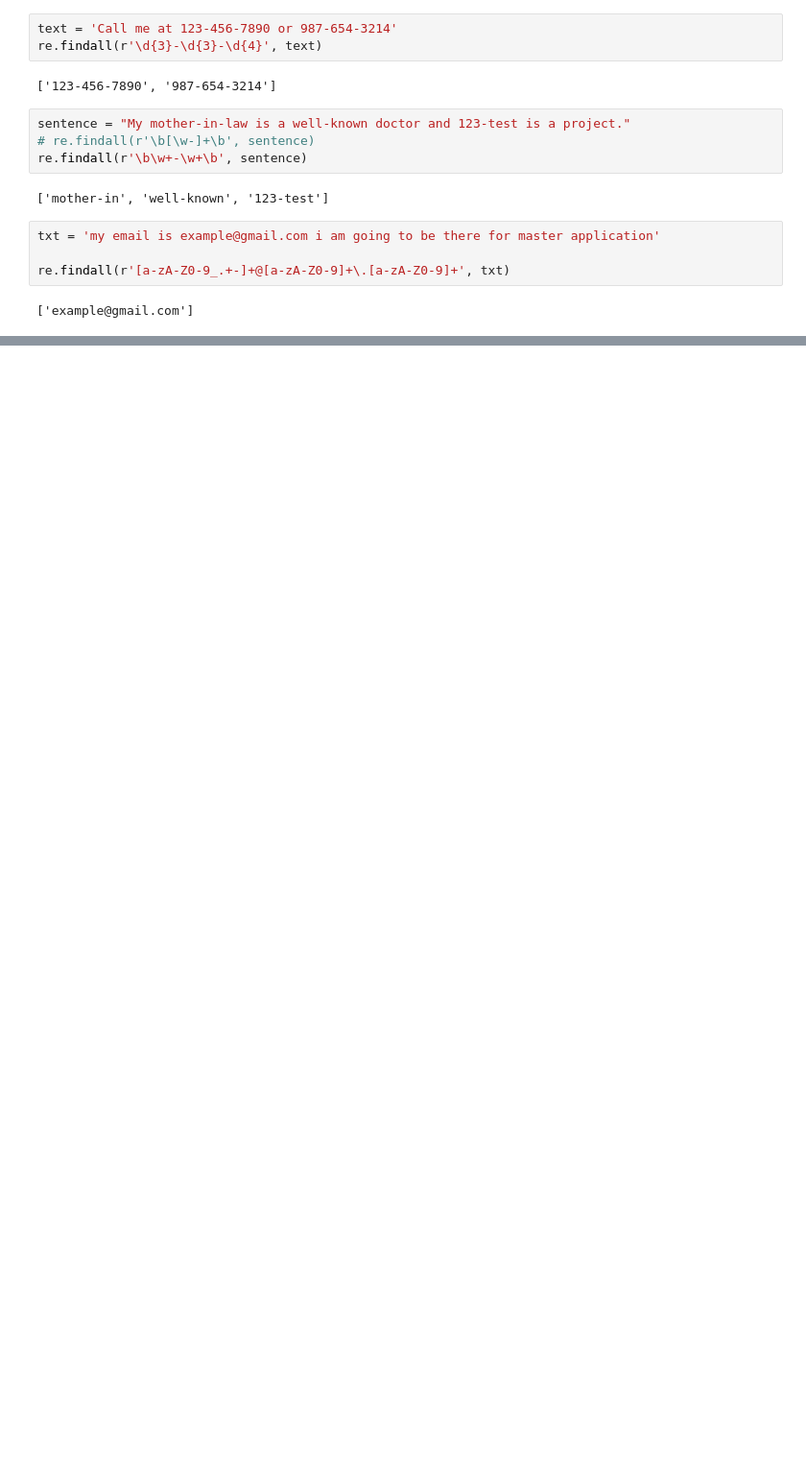
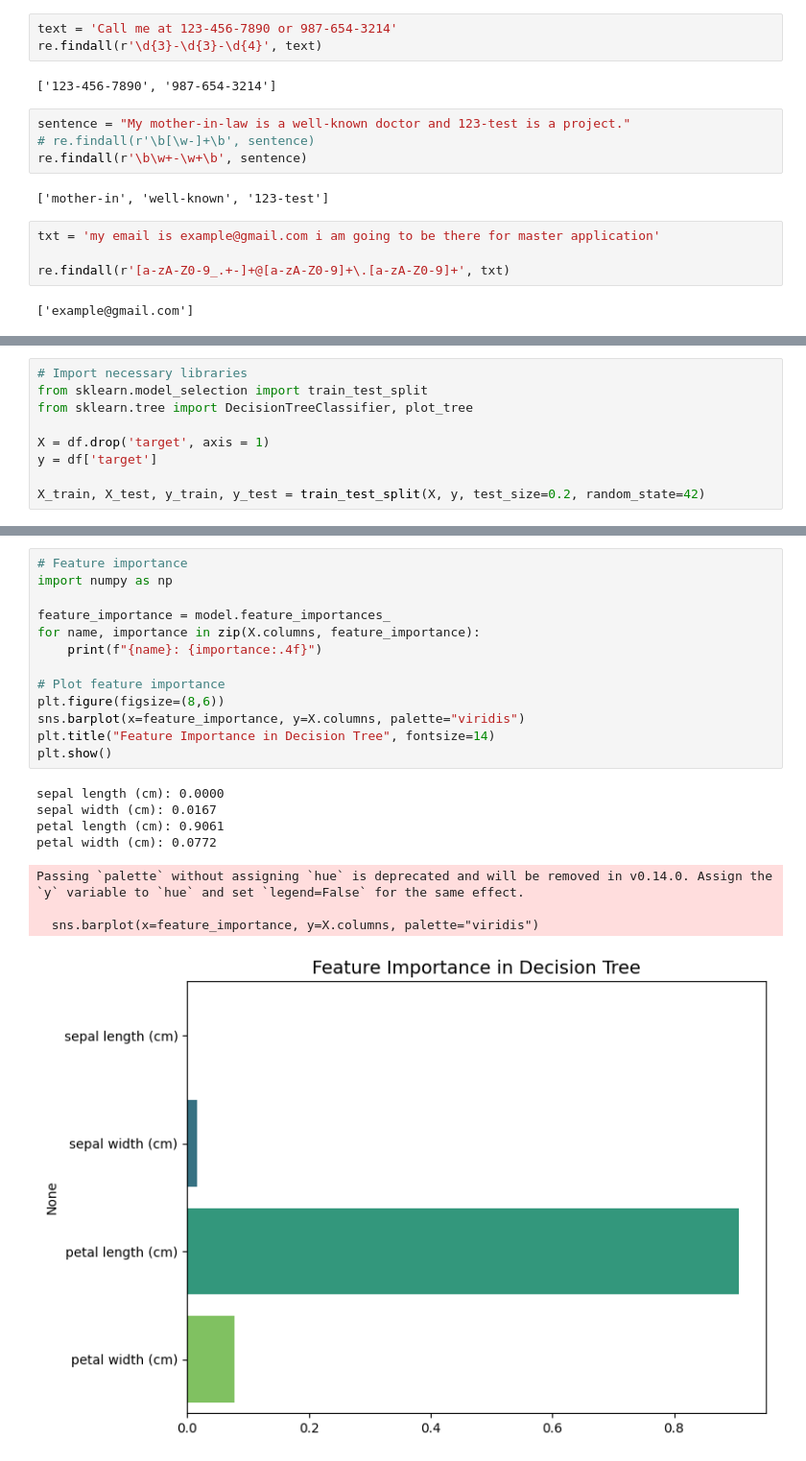
Before and after one commit to pydevcasts/Prostate_BCR, a Jupyter notebook: main.ipynb, the cells around one changed output, grey strips where cells are left out. Shown at 96% size. Saved outputs shown, nothing was run; the diff lists cells and outputs as text; blank space fills up the shorter version.

```diff
--- a/main.ipynb
+++ b/main.ipynb
@@ -271,0 +386,9 @@ re.findall(r'[a-zA-Z0-9_.+-]+@[a-zA-Z0-9]+\.[a-zA-Z0-9]+', txt)
+# %%
+# Import necessary libraries
+from sklearn.model_selection import train_test_split
+from sklearn.tree import DecisionTreeClassifier, plot_tree
+
+X = df.drop('target', axis = 1)
+y = df['target']
+
+X_train, X_test, y_train, y_test = train_test_split(X, y, test_size=0.2, random_state=42)
@@ -271,0 +405,22 @@ re.findall(r'[a-zA-Z0-9_.+-]+@[a-zA-Z0-9]+\.[a-zA-Z0-9]+', txt)
+# %%
+# Feature importance
+import numpy as np
+
+feature_importance = model.feature_importances_
+for name, importance in zip(X.columns, feature_importance):
+    print(f"{name}: {importance:.4f}")
+
+# Plot feature importance
+plt.figure(figsize=(8,6))
+sns.barplot(x=feature_importance, y=X.columns, palette="viridis")
+plt.title("Feature Importance in Decision Tree", fontsize=14)
+plt.show()
+# %% [output]
+sepal length (cm): 0.0000
+sepal width (cm): 0.0167
+petal length (cm): 0.9061
+petal width (cm): 0.0772
+Passing `palette` without assigning `hue` is deprecated and will be removed in v0.14.0. Assign the `y` variable to `hue` and set `legend=False` for the same effect.
+
+  sns.barplot(x=feature_importance, y=X.columns, palette="viridis")
+[figure, added]
```
Also changed, not shown: parts of 15 cells of this notebook, 3 other files.
